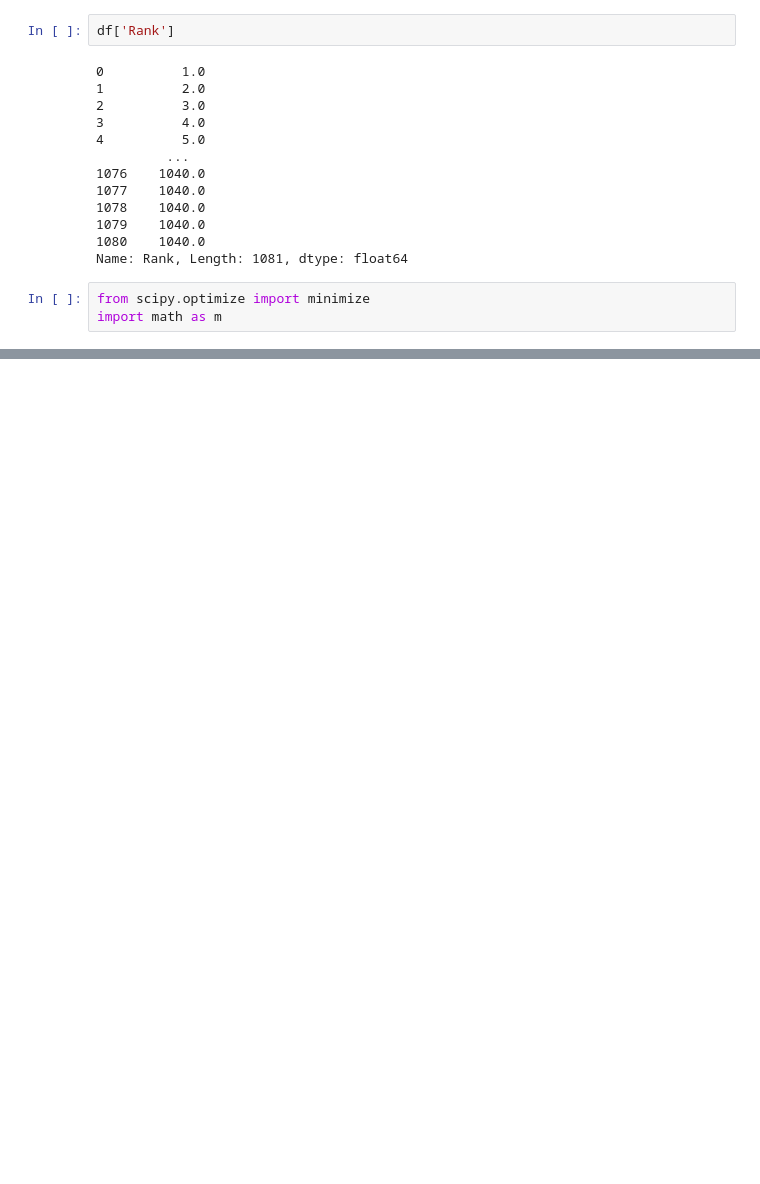
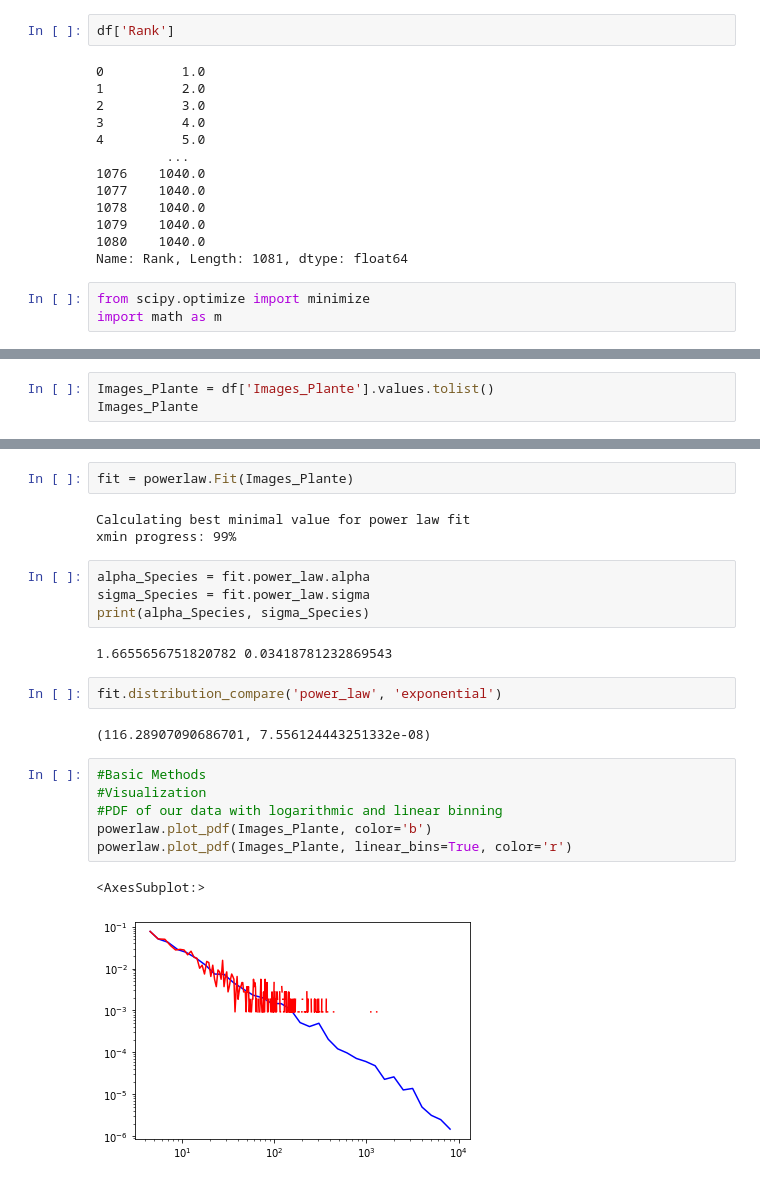
Before and after one commit to ReynaudNils/Stage_M1, a Jupyter notebook: Jupyter_Notebook/Modelisation_Plantnet300K.ipynb, the cells around one changed output, grey strips where cells are left out. Cells and saved outputs as stored; diff of their text form; blank space fills up the shorter version.

```diff
--- a/Jupyter_Notebook/Modelisation_Plantnet300K.ipynb
+++ b/Jupyter_Notebook/Modelisation_Plantnet300K.ipynb
@@ -111,0 +100,3 @@ import zipf
+# %%
+Images_Plante = df['Images_Plante'].values.tolist()
+Images_Plante
@@ -111,0 +121,24 @@ import zipf
+# %%
+fit = powerlaw.Fit(Images_Plante)
+# %% [output]
+Calculating best minimal value for power law fit
+xmin progress: 99%
+# %%
+alpha_Species = fit.power_law.alpha
+sigma_Species = fit.power_law.sigma
+print(alpha_Species, sigma_Species)
+# %% [output]
+1.6655656751820782 0.03418781232869543
+# %%
+fit.distribution_compare('power_law', 'exponential')
+# %% [output]
+(116.28907090686701, 7.556124443251332e-08)
+# %%
+#Basic Methods
+#Visualization
+#PDF of our data with logarithmic and linear binning
+powerlaw.plot_pdf(Images_Plante, color='b')
+powerlaw.plot_pdf(Images_Plante, linear_bins=True, color='r')
+# %% [output]
+<AxesSubplot:>
+[figure, added]
```
Also changed, not shown: parts of 46 cells of this notebook.
